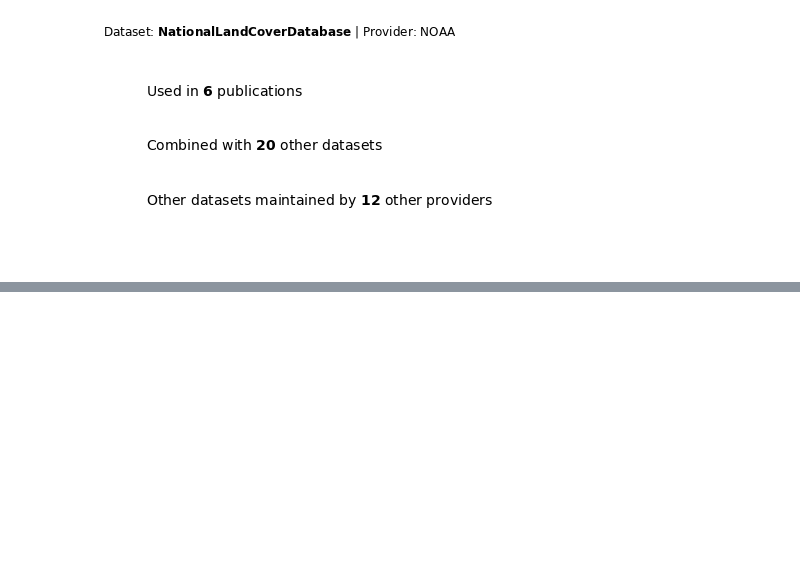
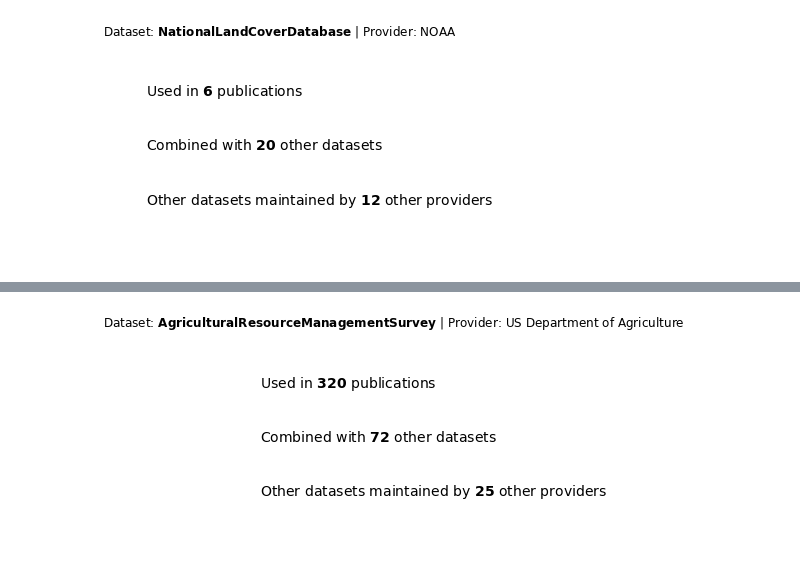
Before and after one commit to Coleridge-Initiative/rc-ml-corpus, a Jupyter notebook: rc_metrics/RC_metrics_draft.ipynb, the cells around one changed output, grey strips where cells are left out. Cells and saved outputs as stored; diff of their text form; code cells hidden in the pictures; blank space fills up the shorter version.

```diff
--- a/rc_metrics/RC_metrics_draft.ipynb
+++ b/rc_metrics/RC_metrics_draft.ipynb
@@ -329,0 +432,3 @@ ax.axis('off');
+# %%
+ARMS = df[df['RC_uuid']=='dataset-955eb4bf66b73016354c']
+ARMS
@@ -329,0 +438,5 @@ ax.axis('off');
+# %%
+gen_badge(ARMS['Dataset_Name'].values[0], ARMS['RC_Provider'].values[0], ARMS['total_pubs'].values[0],
+          ARMS['num_unique_data_join'].values[0], ARMS['num_unique_diff_prov'].values[0])
+# %% [output]
+[figure, added]
```
Also changed, not shown: parts of 37 cells of this notebook, 1 other file.
